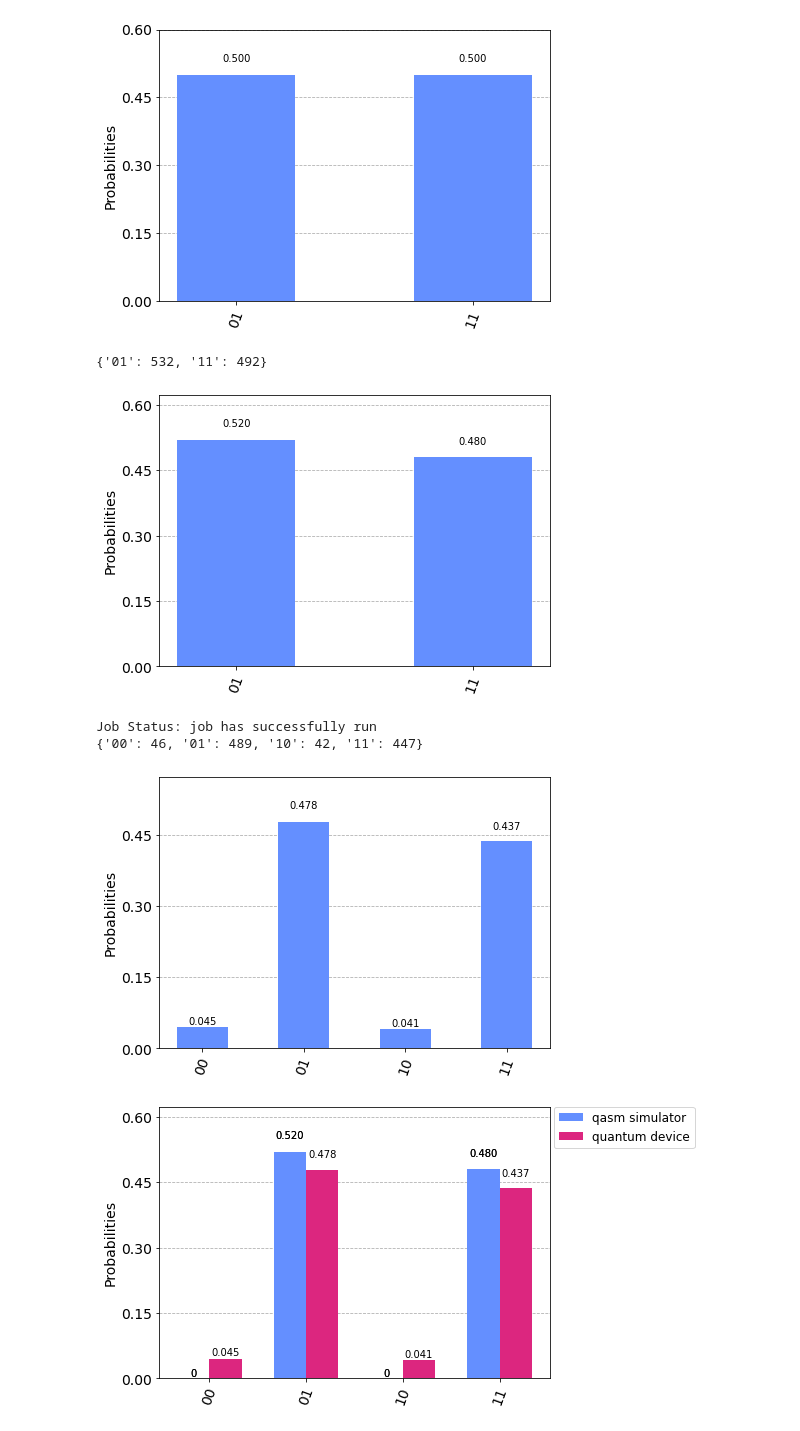
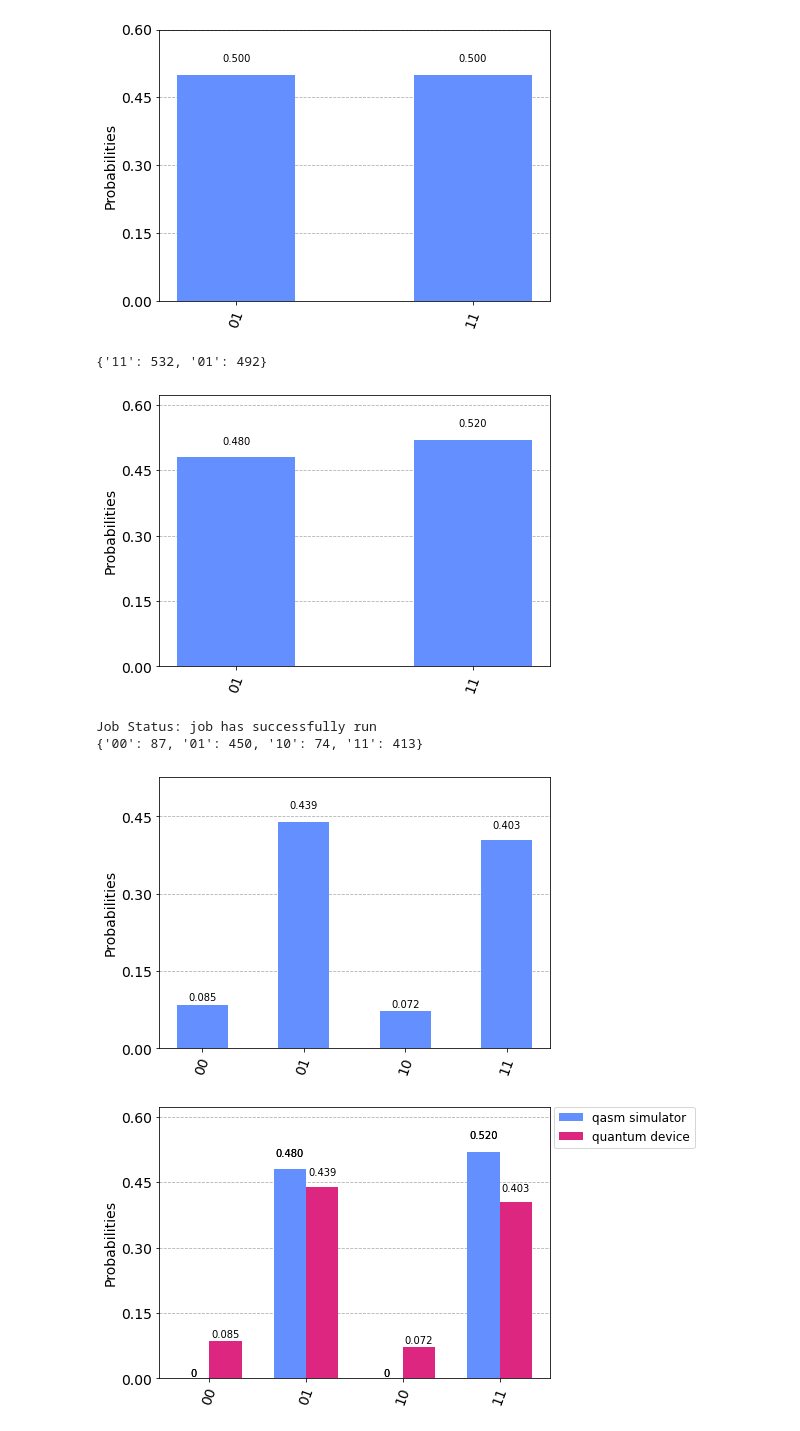
Before and after one commit to tomekzaw/ewl, a Jupyter notebook: examples/example.ipynb, the cells around one changed output. Drawn from its saved outputs; the diff is of its cells as text; code cells hidden in the pictures.

```diff
--- a/examples/example.ipynb
+++ b/examples/example.ipynb
@@ -20,5 +38,5 @@ $\displaystyle \left[\begin{matrix}1 & 0\\0 & 1\end{matrix}\right]$
 # %%
-ewl = EWL(psi, [alice, bob])
+ewl = EWL(psi, [alice, bob], payoff_matrix)
 ewl
 # %% [output]
 <ewl.EWL at 0x...>
@@ -36,0 +79,3 @@ ewl.draw()
+# %%
+ewl_fixed = ewl.fix(theta1=pi / 2, alpha1=pi / 2, beta1=0,
+                    theta2=0, alpha2=0, beta2=0)
@@ -50,21 +99,22 @@ plot_histogram(probs)
 {'01': 0.5, '11': 0.5}
 [figure]
 # %%
-counts_qasm_simulator = ewl.simulate_counts()
+counts_qasm_simulator = ewl_fixed.simulate_counts()
 print(counts_qasm_simulator)
 plot_histogram(counts_qasm_simulator)
 # %% [output]
-{'01': 532, '11': 492}
+{'11': 532, '01': 492}
-[figure, old version]
+[figure, new version]
 # %%
-counts_quantum_device = ewl.run()
+counts_quantum_device = ewl_fixed.run()
 print(counts_quantum_device)
 plot_histogram(counts_quantum_device)
 # %% [output]
 Job Status: job has successfully run
-{'00': 46, '01': 489, '10': 42, '11': 447}
+{'00': 87, '01': 450, '10': 74, '11': 413}
-[figure, old version]
+[figure, new version]
 # %%
-plot_histogram(data=[counts_qasm_simulator, counts_quantum_device], legend=['qasm simulator', 'quantum device'])
+plot_histogram(data=[counts_qasm_simulator, counts_quantum_device],
+               legend=['qasm simulator', 'quantum device'])
 # %% [output]
-[figure, old version]
+[figure, new version]
```
Also changed, not shown: parts of 20 cells of this notebook, 1 other file.
